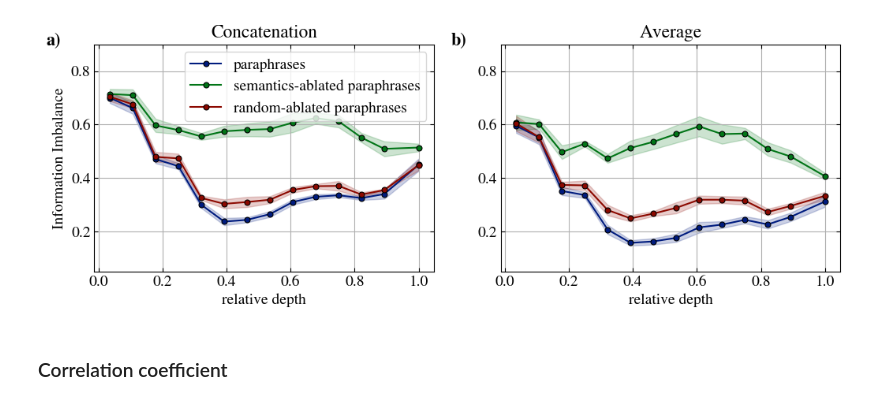
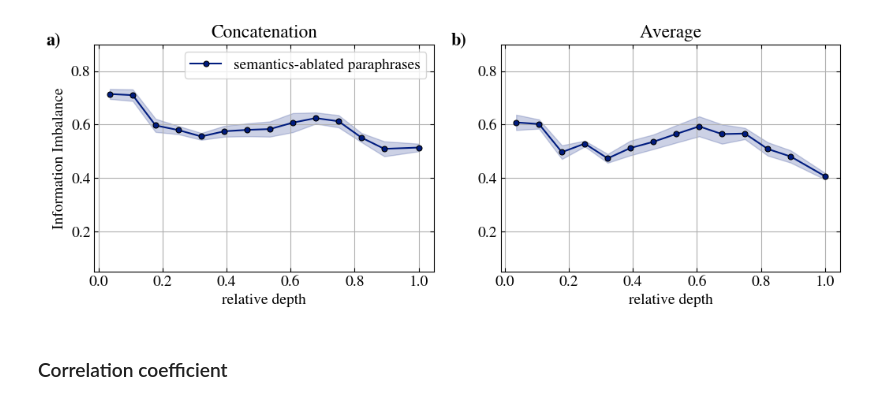
Before and after one commit to acevedo-s/syn-sem, a Jupyter notebook: semantic_similarity.ipynb, the cells around one changed output. Cells and saved outputs as stored; diff of their text form; code cells hidden in the pictures.

```diff
--- a/semantic_similarity.ipynb
+++ b/semantic_similarity.ipynb
@@ -52,10 +52,11 @@ Nbits = 0
 match_var = 'matching'
 data_var = 'sem'
 zero_activations_list = [0]
-center_A_flags = [0,1,-1]
+center_A_flags = [1]
 # %%
 precision = 32
 ratio_jackkniffe = 0.5
+removal_method = 'projection'
 
 fig,ax = plt.subplots(1,2,figsize=(10.5,4))
 token_offset = 0
@@ -66,7 +67,7 @@ for avg_id,avg_tokens in enumerate(avg_flags):
     n_tokens = min_token_length
     for zero_id,zero_activations in enumerate(zero_activations_list):
       for center_A_id,center_A_flag in enumerate(center_A_flags):
-          removal_method = 'projection' if center_A_flag != 0 else None
+          removal_method = removal_method if center_A_flag != 0 else None
           center_B_flag = center_A_flag
           number_of_languages = 6 if center_A_flag != 0 else None
           output_folder0 = makefolder(base=f'./results/',
@@ -155,34 +156,34 @@ for avg_id,avg_tokens in enumerate(avg_flags):
 # Inner legends in both subplots
 for a in ax[:1]:
     handles, labels = [], []
     for line in a.get_lines():
         label = line.get_label()
         if label:
             handles.append(line)
             labels.append(label)
     a.legend(handles, labels, loc='best', fontsize=rcpsize, framealpha=0.8)
 
 
 # Add panel labels
 panel_labels = ['a)', 'b)']
 for i, label in enumerate(panel_labels):
     ax[i].text(
         -0.1, 1.05,      # x, y in axis coordinates
         label,
         transform=ax[i].transAxes,  # coordinates relative to the axes
         fontsize=16,
         fontweight='bold',
         va='top',
         ha='right'
     )
 
 # fig.suptitle(f'{modelA}')
 figs_folder = 'results/figs/semantic_similarity'
 os.makedirs(figs_folder, exist_ok=True)
 fig.savefig(f'{figs_folder}/semantic_similarity_{modelA}_{removal_method}_{center_A_flags}.pdf', bbox_inches='tight')
 plt.show()
 # %% [output]
-[figure, old version]
+[figure, new version]
 # %% [markdown]
 ### Correlation coefficient
 # %%
```
Also changed, not shown: parts of 1 cell of this notebook, 12 other files.
